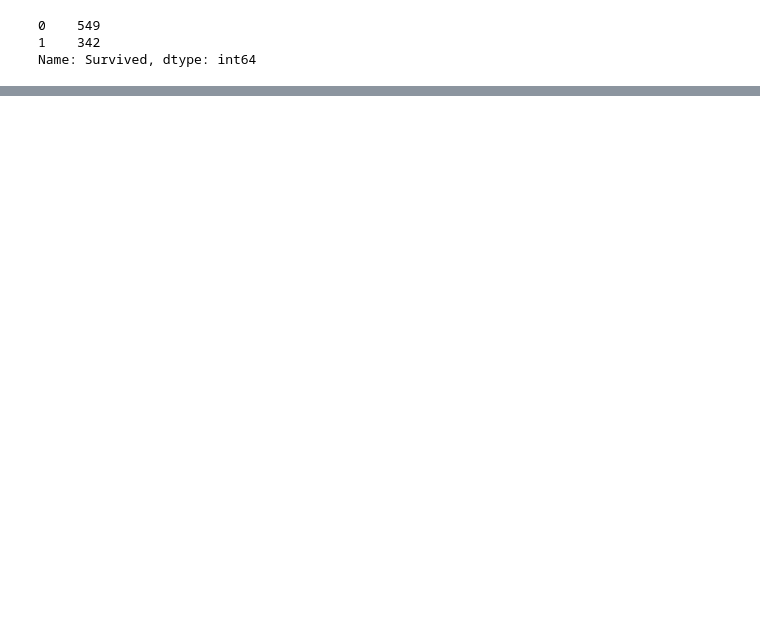
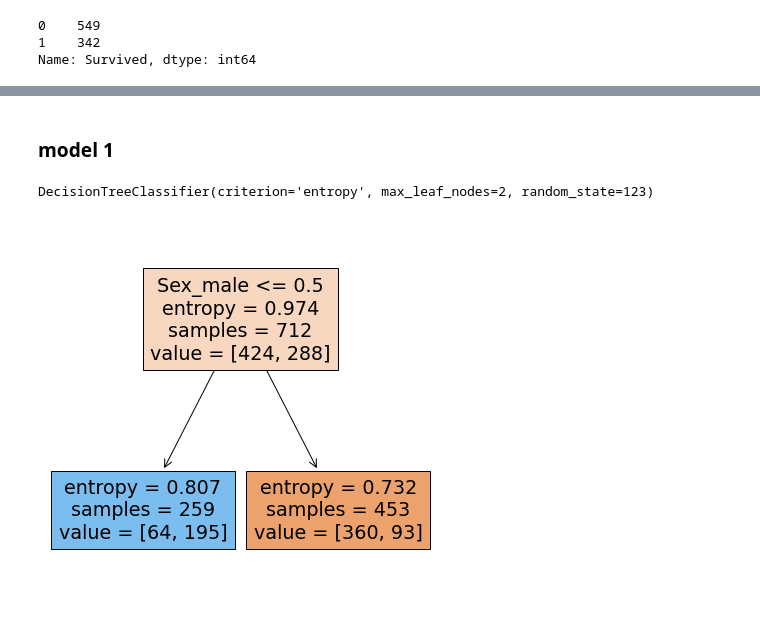
Before and after one commit to matthewpecsok/4482_fall_2022, a Jupyter notebook: labs/Lab3_Classification_Intro.ipynb, the cells around one changed output, grey strips where cells are left out. Cells and saved outputs as stored; diff of their text form; code cells hidden in the pictures; blank space fills up the shorter version.

```diff
--- a/labs/Lab3_Classification_Intro.ipynb
+++ b/labs/Lab3_Classification_Intro.ipynb
@@ -46,0 +65,4 @@ Name: Survived, dtype: int64
+# %%
+titanic = titanic.dropna()
+# %%
+titanic['Pclass'] = titanic['Pclass'].astype('object')
@@ -46,0 +87,8 @@ Name: Survived, dtype: int64
+# %%
+y_target = titanic.pop('Survived')
+
+# use pandas get_dummies to one-hot-encode categorical values
+# we would expect only numeric values left in our dataframe
+# rename this df as encoded so we understand it's the encoded version
+# of the original
+titanic_encoded_X = pd.get_dummies(titanic)
@@ -46,0 +104,14 @@ Name: Survived, dtype: int64
+# %% [markdown]
+### model 1
+# %%
+tree_model_1 = tree.DecisionTreeClassifier(random_state=123,max_leaf_nodes=2,criterion='entropy')
+tree_model_1.fit(titanic_encoded_X,y_target)
+# %% [output]
+DecisionTreeClassifier(criterion='entropy', max_leaf_nodes=2, random_state=123)
+# %%
+fig = plt.figure(figsize=(7,7))
+_ = tree.plot_tree(tree_model_1,
+                   feature_names=titanic_encoded_X.columns.to_list(),
+                   filled=True)
+# %% [output]
+[figure, added]
```
Also changed, not shown: parts of 9 cells of this notebook.
